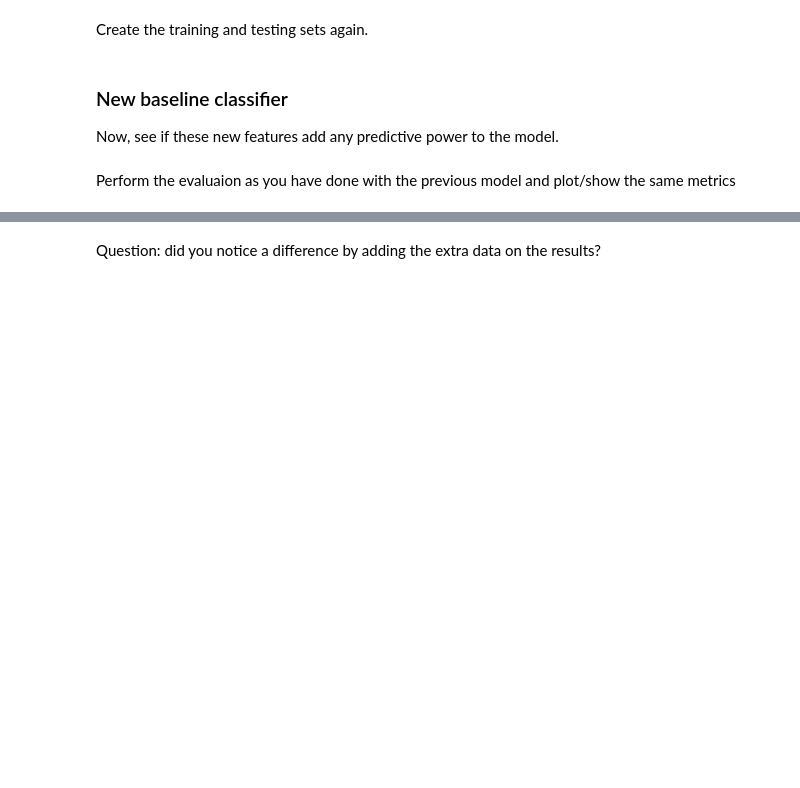
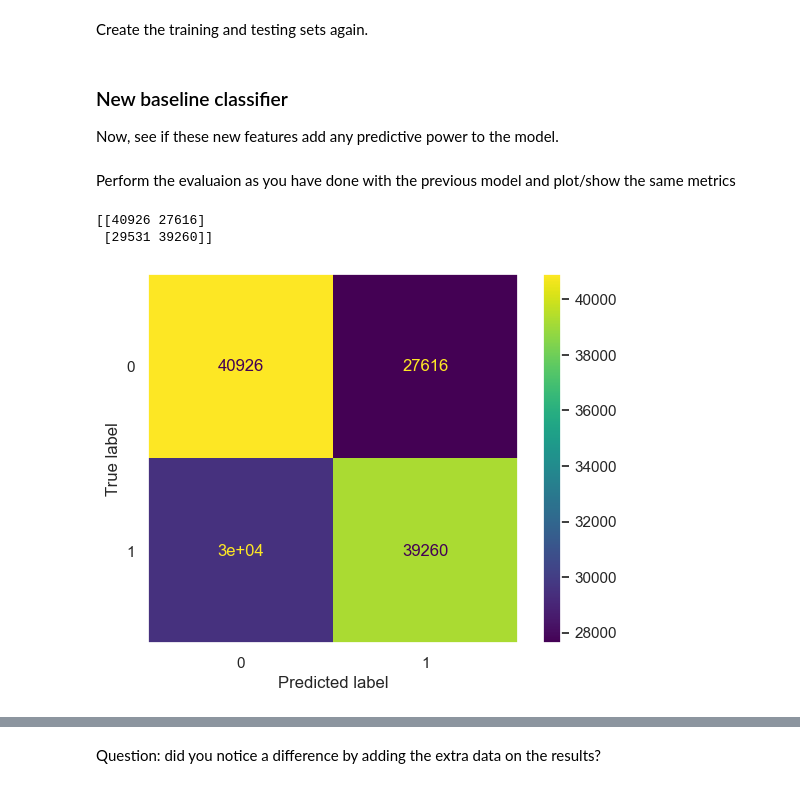
Before and after one commit to Jigme96-BHU/dsts-assignment2, a Jupyter notebook: onpremises.ipynb, the cells around one changed output, grey strips where cells are left out. Drawn from its saved outputs; the diff is of its cells as text; code cells hidden in the pictures; blank space fills up the shorter version.

```diff
--- a/onpremises.ipynb
+++ b/onpremises.ipynb
@@ -1077,4 +1241,4 @@ Index(['Distance', 'DepHourofDay', 'is_delay', 'AWND_O', 'PRCP_O', 'TAVG_O',
 # %% [markdown]
 Rename the `is_delay` column to `target` again. Use the same code as before.
 # %%
-data.rename(columns = {<CODE>:<CODE>}, inplace=True )# Enter your code here
+data.rename(columns = {"is_delay":"target"}, inplace=True )# Enter your code here
@@ -1080,0 +1260,19 @@ data.rename(columns = {<CODE>:<CODE>}, inplace=True )# Enter your code here
+# %%
+from sklearn.utils import resample
+
+# Assuming `data` is your original DataFrame
+df_majority = data[data.target == 0]
+df_minority = data[data.target == 1]
+
+# Downsample the majority class to match the size of the minority class
+df_majority_downsampled = resample(df_majority,
+                                   replace=False,                # sample without replacement
+                                   n_samples=len(df_minority),   # to match minority class size
+                                   random_state=1234)            # reproducible results
+
+# Combine the minority class with the downsampled majority class
+df_downsampled = pd.concat([df_majority_downsampled, df_minority])
+
+# Display new class counts
+print(df_downsampled.target.value_counts())
+data = df_downsampled
@@ -1088,7 +1291,19 @@ Create the training and testing sets again.
+# %%
+# Enter your code here
+
+X = data.drop(columns=['target'])  # Features
+y = data['target']  # Target variable
+
+# Split the data
+X_train, X_test, y_train, y_test = train_test_split(X, y, test_size=0.2, random_state=42)
 # %% [markdown]
 ### New baseline classifier
 
 Now, see if these new features add any predictive power to the model.
 # %%
 # Instantiate another logistic regression model
-classifier2 = # Enter your code here
+classifier2 = LogisticRegression(random_state=42)  # Enter your code here
+
+classifier2.fit(X_train,y_train)
+
+y_pred = classifier2.predict(X_test)
@@ -1097,2 +1310,9 @@ classifier2 = # Enter your code here
 # %% [markdown]
 Perform the evaluaion as you have done with the previous model and plot/show the same metrics
+# %%
+# Enter your code here
+plot_confusion_matrix(y_test,y_pred)
+# %% [output]
+[[40926 27616]
+ [29531 39260]]
+[figure, added]
```
Also changed, not shown: parts of 49 cells of this notebook, 7 other files.
